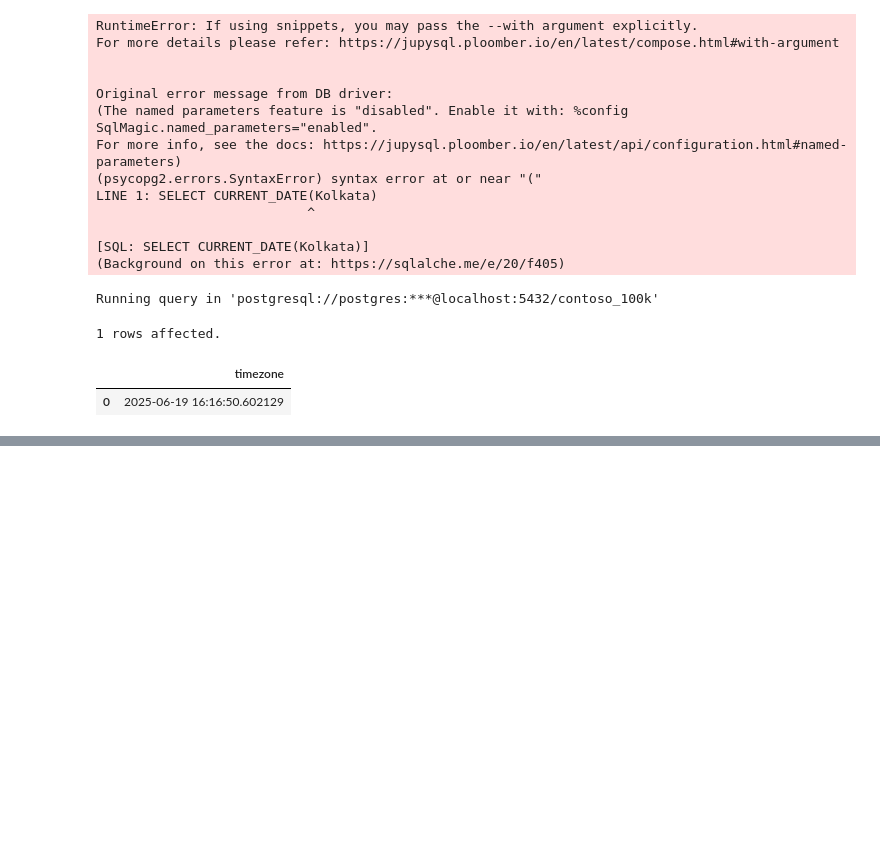
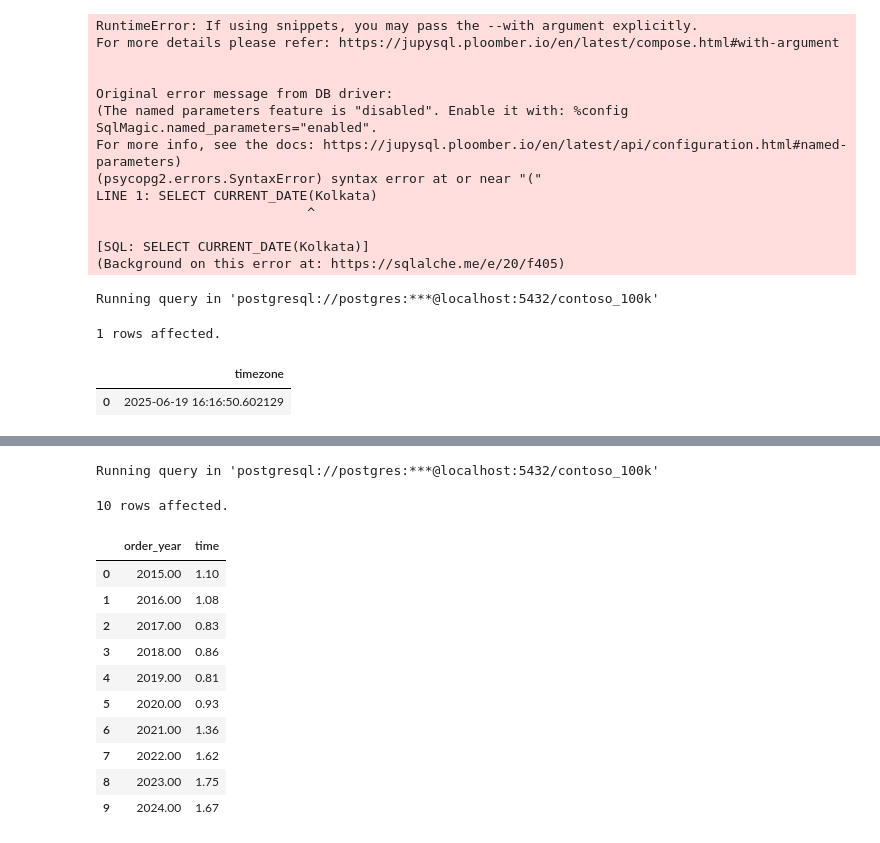
Before and after one commit to maddy22001/.vscode, a Jupyter notebook: Resources/Blank_SQL_Notebook.ipynb, the cells around one changed output, grey strips where cells are left out. Saved outputs shown, nothing was run; the diff lists cells and outputs as text; code cells hidden in the pictures; blank space fills up the shorter version.

```diff
--- a/Resources/Blank_SQL_Notebook.ipynb
+++ b/Resources/Blank_SQL_Notebook.ipynb
@@ -275,0 +308,28 @@ Running query in 'postgresql://postgres:***@localhost:5432/contoso_100k'
+# %%
+%%sql
+
+SELECT
+  DATE_PART('year', orderdate) AS order_year,
+  ROUND(AVG(EXTRACT(DAY FROM AGE(deliverydate,orderdate))),2) AS avg_processing_time
+FROM
+  sales
+GROUP BY
+  order_year
+ORDER BY
+  order_year
+
+LIMIT 10
+# %% [output]
+Running query in 'postgresql://postgres:***@localhost:5432/contoso_100k'
+10 rows affected.
+|  | order_year | time |
+| 0 | 2015.00 | 1.10 |
+| 1 | 2016.00 | 1.08 |
+| 2 | 2017.00 | 0.83 |
+| 3 | 2018.00 | 0.86 |
+| 4 | 2019.00 | 0.81 |
+| 5 | 2020.00 | 0.93 |
+| 6 | 2021.00 | 1.36 |
+| 7 | 2022.00 | 1.62 |
+| 8 | 2023.00 | 1.75 |
+| 9 | 2024.00 | 1.67 |
```
Also changed, not shown: parts of 5 cells of this notebook.
